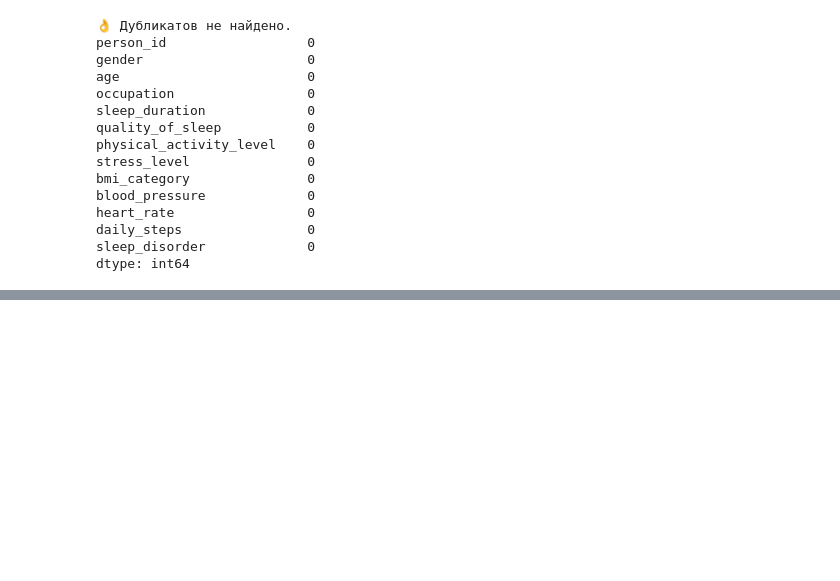
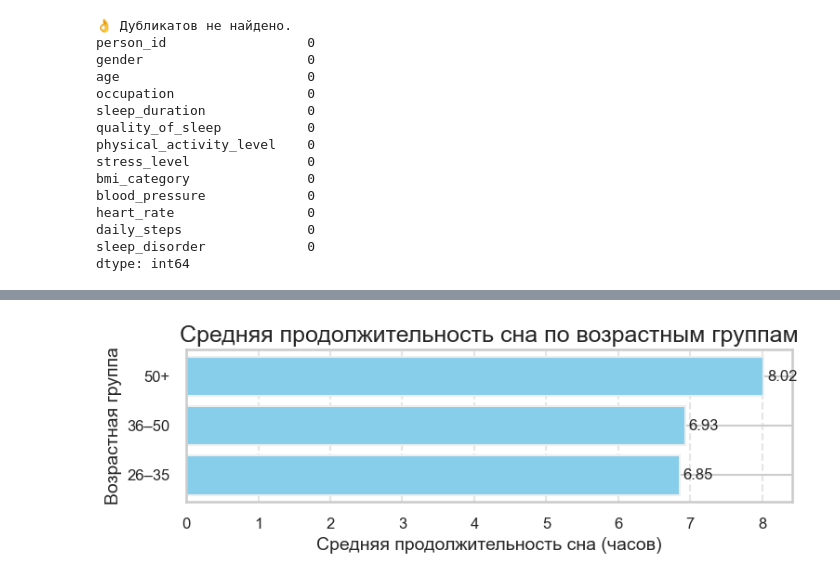
Before and after one commit to AntonLihtar/python_starter, a Jupyter notebook: padas_data2/main.ipynb, the cells around one changed output, grey strips where cells are left out. Saved outputs shown, nothing was run; the diff lists cells and outputs as text; code cells hidden in the pictures; blank space fills up the shorter version.

```diff
--- a/padas_data2/main.ipynb
+++ b/padas_data2/main.ipynb
@@ -116,0 +168,36 @@ plt.show()
+# %%
+#5 Среднее качество сна по возрастным группам — сравнение 18–25, 26–35, 36–50, 50+.
+age_tb = sleeping_patterns[['age', 'sleep_duration']].copy()
+
+
+def get_group_age(age: int) -> str:
+    if age < 26:
+        return '18–25'
+    if age < 36:
+        return '26–35'
+    if age < 51:
+        return '36–50'
+    return '50+'
+
+
+age_tb['group_age'] = age_tb['age'].apply(func=get_group_age)
+res = age_tb.groupby('group_age')['sleep_duration'].mean().round(2)
+
+# Горизонтальная столбчатая диаграмма
+plt.figure(figsize=(8, 3))
+plt.barh(res.index, res.values, color='skyblue')
+plt.title('Средняя продолжительность сна по возрастным группам')
+plt.xlabel('Средняя продолжительность сна (часов)', fontsize=14)
+plt.ylabel('Возрастная группа', fontsize=14)
+plt.xticks(fontsize=12)
+plt.yticks(fontsize=12)
+
+# Подписи значений рядом со столбцами
+for i, v in enumerate(res.values):
+    plt.text(v + 0.05, i, str(v), va='center', fontsize=12)
+
+plt.grid(axis='x', linestyle='--', alpha=0.5)
+plt.tight_layout()
+plt.show()
+# %% [output]
+[figure, added]
```
Also changed, not shown: parts of 8 cells of this notebook, 1 other file.
